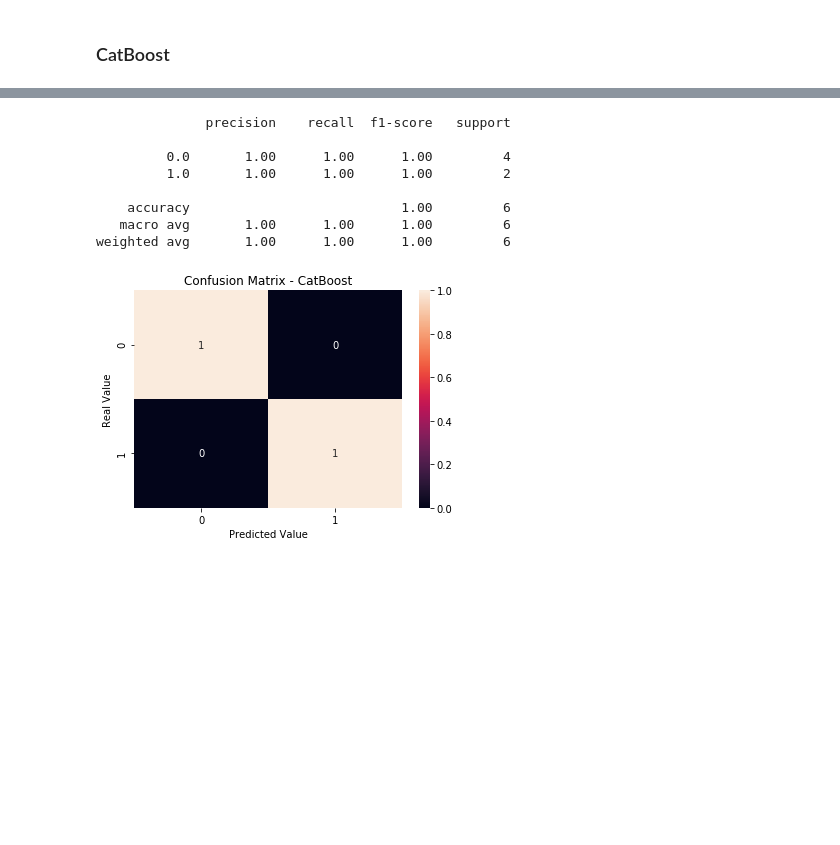
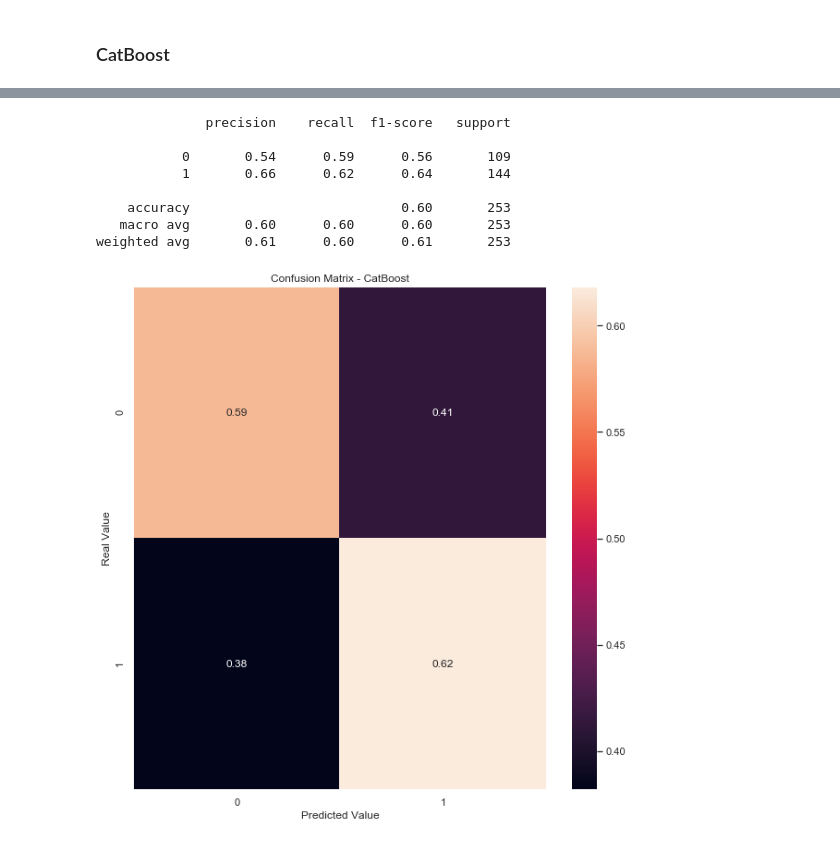
Before and after one commit to comptech-winter-school/stock-news, a Jupyter notebook: DS/baseline_DM.ipynb, the cells around one changed output, grey strips where cells are left out. Cells and saved outputs as stored; diff of their text form; code cells hidden in the pictures; blank space fills up the shorter version.

```diff
--- a/DS/baseline_DM.ipynb
+++ b/DS/baseline_DM.ipynb
@@ -179,9 +601,11 @@ You can install the OpenMP library by the following command: ``brew install libo
 # %%
 # feature matrix
-X = df_stock.drop('target', axis=1)
+X = data.drop('target', axis=1)
+#X = data.drop('target_shift', axis=1)
 
 # target vector
-y = df_stock['target']
+y = data['target']
+#y = data['target_shift']
 
 X_train, X_test, y_train, y_test = train_test_split(X, y, random_state=43)
 # %%
@@ -389,6 +815,7 @@ Best result: 1.0 for {'depth': 6, 'l2_leaf_reg': 1, 'learning_rate': 0.03}
 # %%
 # final XGBoost model
-xgb = XGBClassifier(max_depth=1, learning_rate=0.0001, n_estimators=50, gamma=0, min_child_weight=1)
+xgb = XGBClassifier(max_depth=1, learning_rate=0.1, n_estimators=50, gamma=5, min_child_weight=1)
+
 xgb.fit(X_train, y_train)
 
 # prediction
@@ -418,0 +848,5 @@ weighted avg       1.00      1.00      1.00         6
+# %%
+#есть возможность вывести самые важные признаки для модели
+plt.rcParams['figure.figsize'] = (10,10)
+feat_importances = pd.Series(xgb.feature_importances_, index=X.columns)
+feat_importances.nlargest(15).plot(kind='barh')
@@ -448,0 +887,5 @@ weighted avg       0.11      0.33      0.17         6
+# %%
+#есть возможность вывести самые важные признаки для модели
+plt.rcParams['figure.figsize'] = (10,10)
+feat_importances = pd.Series(lgb.feature_importances_, index=X.columns)
+feat_importances.nlargest(15).plot(kind='barh')
@@ -449,31 +895,31 @@ weighted avg       0.11      0.33      0.17         6
 # %%
 # final CatBoost model
-cb = CatBoostClassifier(learning_rate=0.03, depth=6, l2_leaf_reg=1, logging_level='Silent')
+cb = CatBoostClassifier(learning_rate=0.03, depth=8, l2_leaf_reg=10, logging_level='Silent')
 
 cb.fit(X_train, y_train)
 
 # prediction
 X_test_cb = scaler.transform(X_test)
 y_pred_cb = cb.predict(X_test_cb)
 
 # classification report
 print(classification_report(y_test, y_pred_cb))
 
 # confusion matrix
 fig, ax = plt.subplots()
 sns.heatmap(confusion_matrix(y_test, y_pred_cb, normalize='true'), annot=True, ax=ax)
 ax.set_title('Confusion Matrix - CatBoost')
 ax.set_xlabel('Predicted Value')
 ax.set_ylabel('Real Value')
 
 plt.show()
 # %% [output]
               precision    recall  f1-score   support
 
-         0.0       1.00      1.00      1.00         4
-         1.0       1.00      1.00      1.00         2
+           0       0.54      0.59      0.56       109
+           1       0.66      0.62      0.64       144
 
-    accuracy                           1.00         6
-   macro avg       1.00      1.00      1.00         6
-weighted avg       1.00      1.00      1.00         6
+    accuracy                           0.60       253
+   macro avg       0.60      0.60      0.60       253
+weighted avg       0.61      0.60      0.61       253
-[figure, old version]
+[figure, new version]
```
Also changed, not shown: parts of 66 cells of this notebook.
